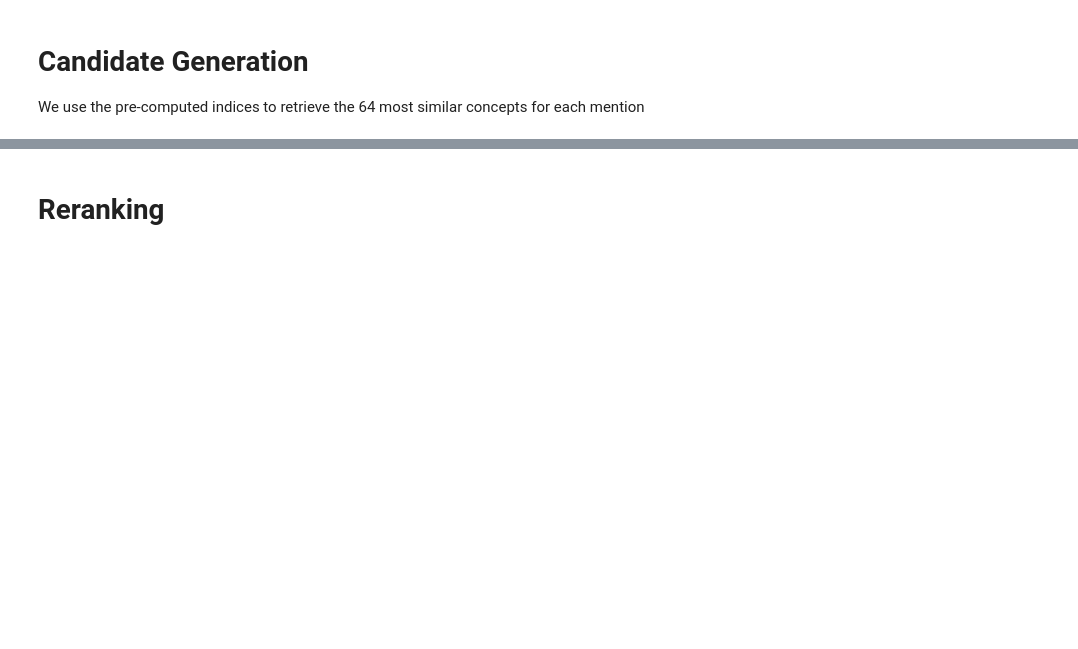
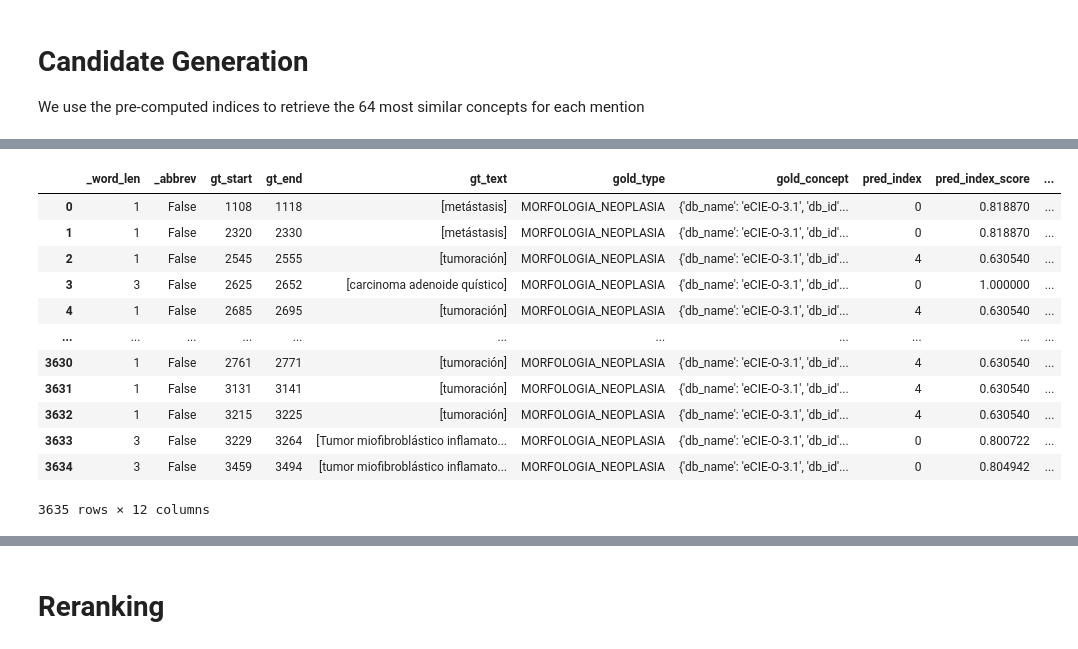
Before and after one commit to DaniPerezCespedes/xmen, a Jupyter notebook: notebooks/00_Getting_Started_Cantemist.ipynb, the cells around one changed output, grey strips where cells are left out. Cells and saved outputs as stored; diff of their text form; code cells hidden in the pictures; blank space fills up the shorter version.

```diff
--- a/notebooks/00_Getting_Started_Cantemist.ipynb
+++ b/notebooks/00_Getting_Started_Cantemist.ipynb
@@ -75,3 +104,0 @@ evaluate(dataset['test'], candidates['test'])
-# %%
-from xmen.data import SemanticGroupFilter
-candidates = SemanticGroupFilter(kb).transform_batch(candidates)
@@ -83,0 +105,18 @@ NameError: name 'evaluate' is not defined
+# %%
+#When the score is below the CUTOFF, then associate the term to the generic code 8000/6 (Neoplasia metastásica)
+CUTOFF = 0.8
+
+def add_manual_concepts(document):
+    entities = []
+    for e in document["entities"]:
+        norm = e["normalized"]
+        if norm[0]["score"] < CUTOFF:
+            norm.insert(0,
+                {'db_id': '8000/6',
+                 'db_name': 'UMLS',
+                 'score': 1.0,
+                 'predicted_by': ['manual']})
+        entities.append(e)
+    return {"entities" : entities}
+# %%
+candidates_manual = candidates.map(lambda d: add_manual_concepts(d))
@@ -83,0 +151,23 @@ NameError: name 'evaluate' is not defined
+# %%
+from xmen.evaluation import error_analysis
+
+# Before re-ranking
+ea_df = error_analysis(dataset['test'], candidates_manual, tasks=['nen'])
+# %%
+ea_df
+#convert into csv file:
+#ea_df.to_csv('all_errors', sep=',', index=False, encoding='utf-8')
+# %% [output]
+|  | _word_len | _abbrev | gt_start | gt_end | gt_text | gold_type | gold_concept | pred_index | pred_index_score | ... |
+| 0 | 1 | False | 1108 | 1118 | [metástasis] | MORFOLOGIA_NEOPLASIA | {'db_name': 'eCIE-O-3.1', 'db_id'... | 0 | 0.818870 | ... |
+| 1 | 1 | False | 2320 | 2330 | [metástasis] | MORFOLOGIA_NEOPLASIA | {'db_name': 'eCIE-O-3.1', 'db_id'... | 0 | 0.818870 | ... |
+| 2 | 1 | False | 2545 | 2555 | [tumoración] | MORFOLOGIA_NEOPLASIA | {'db_name': 'eCIE-O-3.1', 'db_id'... | 4 | 0.630540 | ... |
+| 3 | 3 | False | 2625 | 2652 | [carcinoma adenoide quístico] | MORFOLOGIA_NEOPLASIA | {'db_name': 'eCIE-O-3.1', 'db_id'... | 0 | 1.000000 | ... |
+| 4 | 1 | False | 2685 | 2695 | [tumoración] | MORFOLOGIA_NEOPLASIA | {'db_name': 'eCIE-O-3.1', 'db_id'... | 4 | 0.630540 | ... |
+| ... | ... | ... | ... | ... | ... | ... | ... | ... | ... | ... |
+| 3630 | 1 | False | 2761 | 2771 | [tumoración] | MORFOLOGIA_NEOPLASIA | {'db_name': 'eCIE-O-3.1', 'db_id'... | 4 | 0.630540 | ... |
+| 3631 | 1 | False | 3131 | 3141 | [tumoración] | MORFOLOGIA_NEOPLASIA | {'db_name': 'eCIE-O-3.1', 'db_id'... | 4 | 0.630540 | ... |
+| 3632 | 1 | False | 3215 | 3225 | [tumoración] | MORFOLOGIA_NEOPLASIA | {'db_name': 'eCIE-O-3.1', 'db_id'... | 4 | 0.630540 | ... |
+| 3633 | 3 | False | 3229 | 3264 | [Tumor miofibroblástico inflamato... | MORFOLOGIA_NEOPLASIA | {'db_name': 'eCIE-O-3.1', 'db_id'... | 0 | 0.800722 | ... |
+| 3634 | 3 | False | 3459 | 3494 | [tumor miofibroblástico inflamato... | MORFOLOGIA_NEOPLASIA | {'db_name': 'eCIE-O-3.1', 'db_id'... | 0 | 0.804942 | ... |
+3635 rows × 12 columns
```
Also changed, not shown: parts of 35 cells of this notebook, 27 other files.
